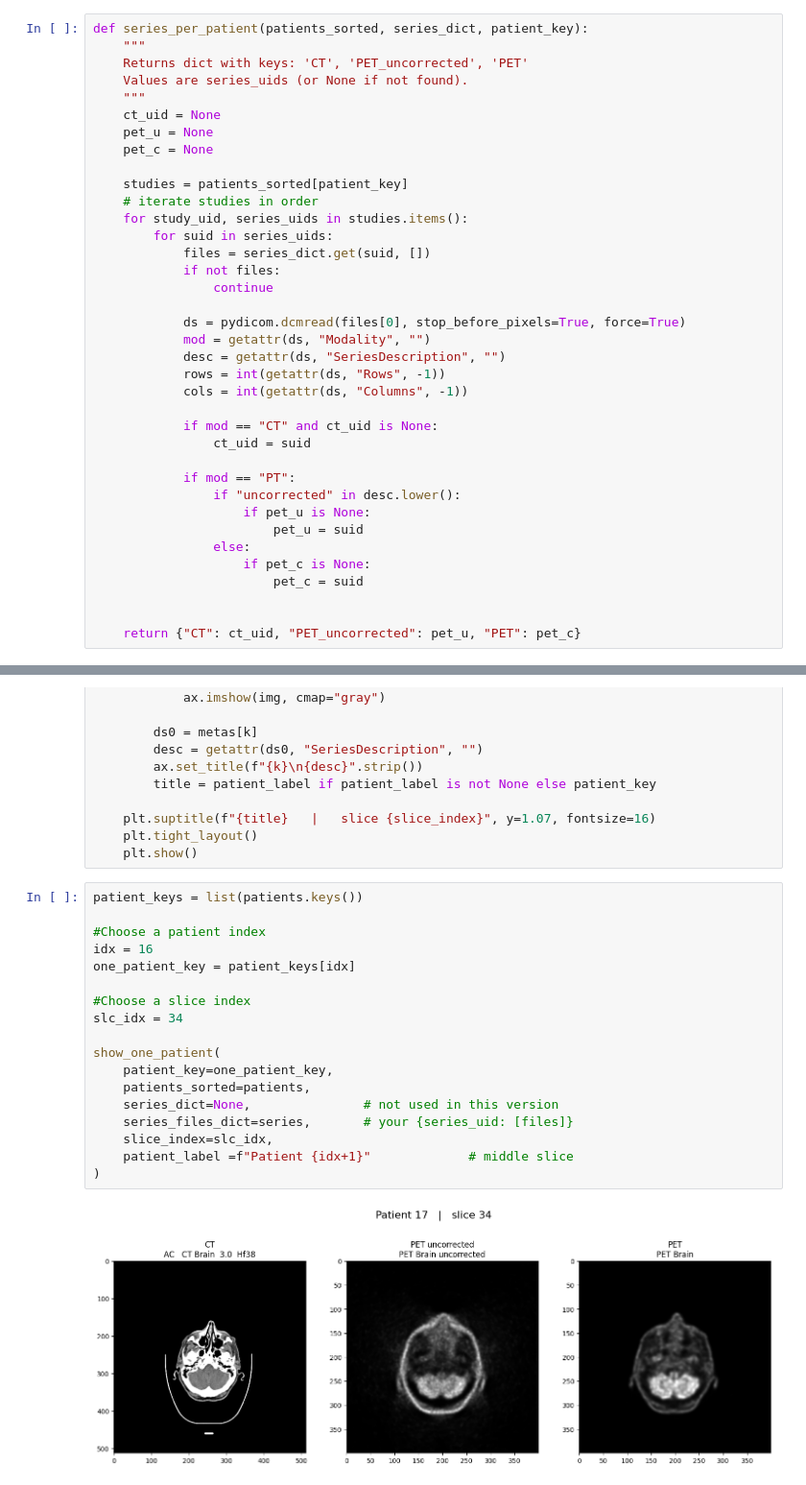
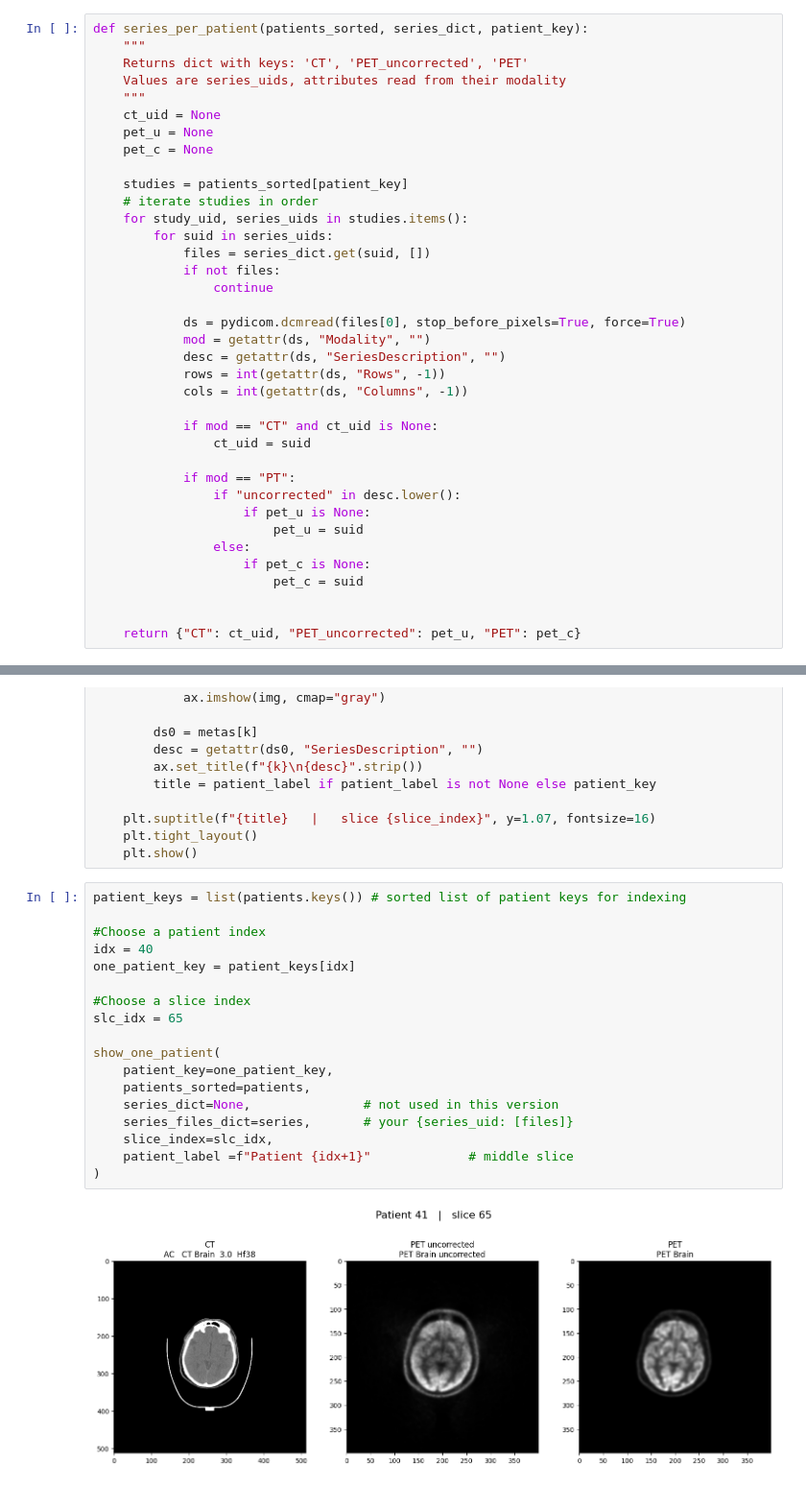
Before and after one commit to marktrix99/Understanding_DICOM, a Jupyter notebook: understanding_dicom_marko.ipynb, the cells around one changed output, grey strips where cells are left out. Shown at 96% size. Saved outputs shown, nothing was run; the diff lists cells and outputs as text.

```diff
--- a/understanding_dicom_marko.ipynb
+++ b/understanding_dicom_marko.ipynb
@@ -265,7 +270,7 @@ Series description: PET Brain uncorrected
 def series_per_patient(patients_sorted, series_dict, patient_key):
     """
     Returns dict with keys: 'CT', 'PET_uncorrected', 'PET'
-    Values are series_uids (or None if not found).
+    Values are series_uids, attributes read from their modality
     """
     ct_uid = None
     pet_u = None
@@ -366,22 +373,22 @@ def show_one_patient(patient_key, patients_sorted, series_dict, series_files_dic
     plt.tight_layout()
     plt.show()
 # %%
-patient_keys = list(patients.keys())
+patient_keys = list(patients.keys()) # sorted list of patient keys for indexing
 
 #Choose a patient index
-idx = 16
+idx = 40
 one_patient_key = patient_keys[idx]
 
 #Choose a slice index
-slc_idx = 34
+slc_idx = 65
 
 show_one_patient(
     patient_key=one_patient_key,
     patients_sorted=patients,
     series_dict=None,               # not used in this version
     series_files_dict=series,       # your {series_uid: [files]}
     slice_index=slc_idx,
     patient_label =f"Patient {idx+1}"             # middle slice
 )
 # %% [output]
-[figure, old version]
+[figure, new version]
```
Also changed, not shown: parts of 6 cells of this notebook.
